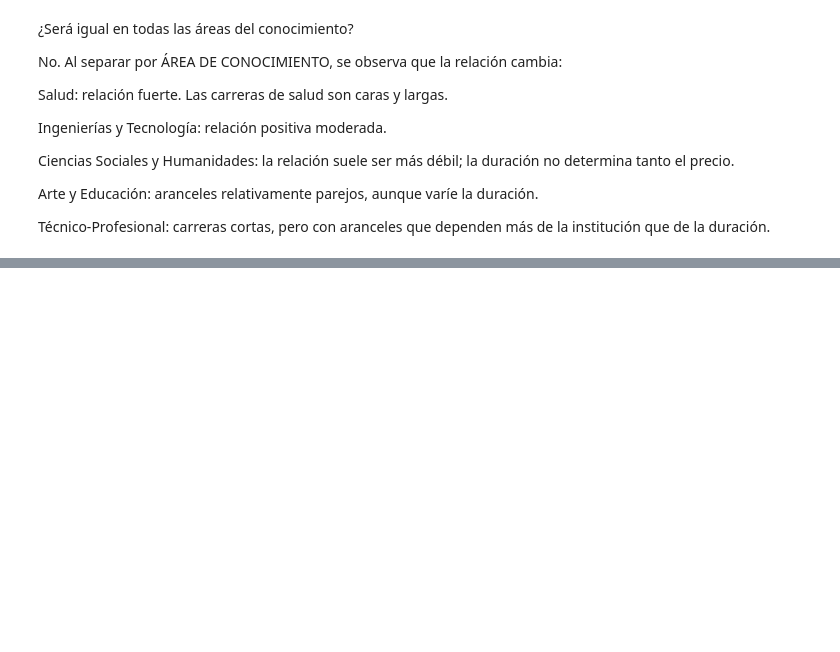
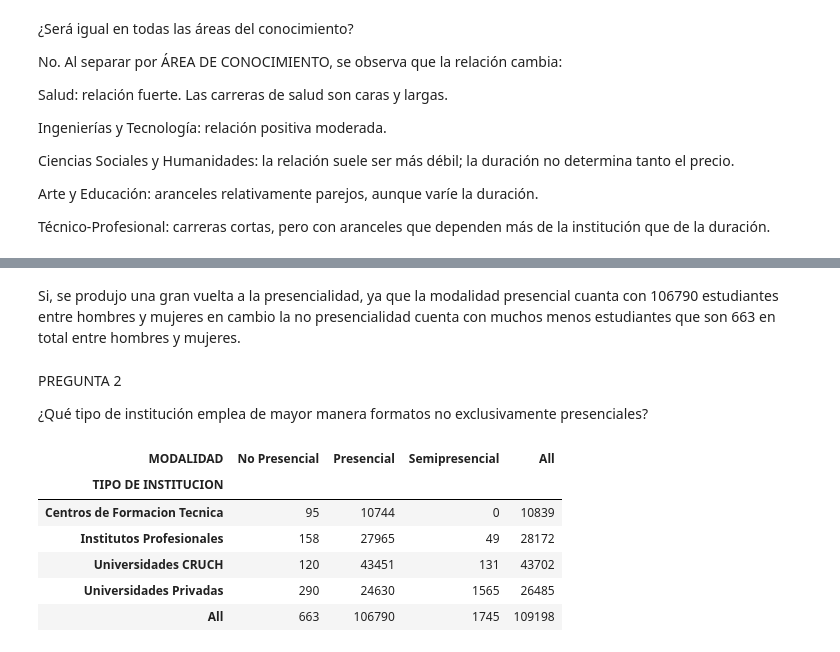
Before and after one commit to MooaaY/TrabajoPractico2, a Jupyter notebook: TrabajoMate.ipynb, the cells around one changed output, grey strips where cells are left out. Drawn from its saved outputs; the diff is of its cells as text; code cells hidden in the pictures; blank space fills up the shorter version.

```diff
--- a/TrabajoMate.ipynb
+++ b/TrabajoMate.ipynb
@@ -120,0 +147,17 @@ Técnico-Profesional: carreras cortas, pero con aranceles que dependen más de l
+# %% [markdown]
+Si, se produjo una gran vuelta a la presencialidad, ya que la modalidad presencial cuanta con 106790 estudiantes entre hombres y mujeres en cambio la no presencialidad cuenta con muchos menos estudiantes que son 663 en total entre hombres y mujeres.
+# %% [markdown]
+PREGUNTA 2
+
+¿Qué tipo de institución emplea de mayor manera formatos no exclusivamente presenciales?
+# %%
+Tabla_frec_abs3 = pd.crosstab(df['TIPO DE INSTITUCION'], df['MODALIDAD'],margins= True)
+Tabla_frec_abs3
+# %% [output]
+| MODALIDAD | No Presencial | Presencial | Semipresencial | All |
+| TIPO DE INSTITUCION |  |  |  |  |
+| Centros de Formacion Tecnica | 95 | 10744 | 0 | 10839 |
+| Institutos Profesionales | 158 | 27965 | 49 | 28172 |
+| Universidades CRUCH | 120 | 43451 | 131 | 43702 |
+| Universidades Privadas | 290 | 24630 | 1565 | 26485 |
+| All | 663 | 106790 | 1745 | 109198 |
```
Also changed, not shown: parts of 12 cells of this notebook.
